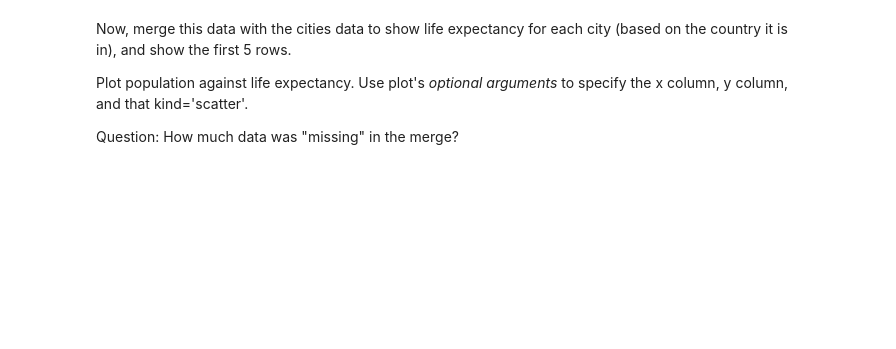
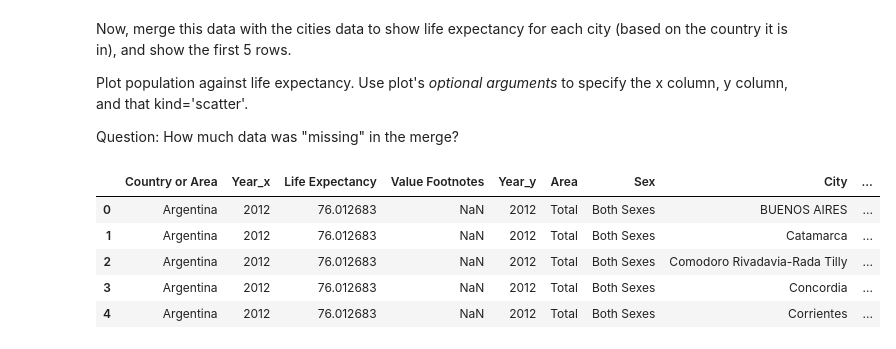
Before and after one commit to alicecaiger/QM2, a Jupyter notebook: W3_Merging_and_Joining_in_Python.ipynb, the cells around one changed output. Cells and saved outputs as stored; diff of their text form; code cells hidden in the pictures; blank space fills up the shorter version.

```diff
--- a/W3_Merging_and_Joining_in_Python.ipynb
+++ b/W3_Merging_and_Joining_in_Python.ipynb
@@ -425,3 +495,14 @@ Now, merge this data with the cities data to show life expectancy for each city
 Plot population against life expectancy. Use plot's *optional arguments* to specify the x column, y column, and that kind='scatter'.
 
 Question: How much data was "missing" in the merge?
+# %%
+#life = life[life['Year']==2012]
+city_life = life.merge(cities, left_on='Country or Area', right_on='Country or Area')
+city_life.head()
+# %% [output]
+|  | Country or Area | Year_x | Life Expectancy | Value Footnotes | Year_y | Area | Sex | City | ... |
+| 0 | Argentina | 2012 | 76.012683 | NaN | 2012 | Total | Both Sexes | BUENOS AIRES | ... |
+| 1 | Argentina | 2012 | 76.012683 | NaN | 2012 | Total | Both Sexes | Catamarca | ... |
+| 2 | Argentina | 2012 | 76.012683 | NaN | 2012 | Total | Both Sexes | Comodoro Rivadavia-Rada Tilly | ... |
+| 3 | Argentina | 2012 | 76.012683 | NaN | 2012 | Total | Both Sexes | Concordia | ... |
+| 4 | Argentina | 2012 | 76.012683 | NaN | 2012 | Total | Both Sexes | Corrientes | ... |
```
Also changed, not shown: parts of 29 cells of this notebook.
